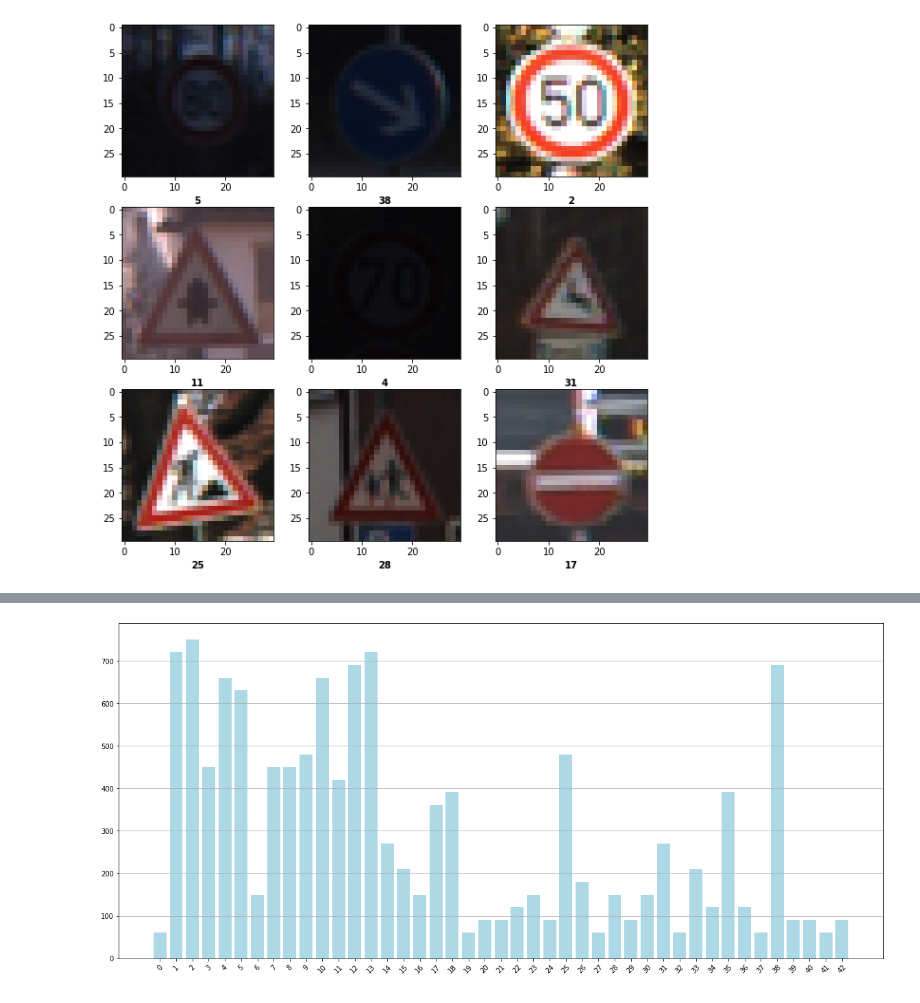
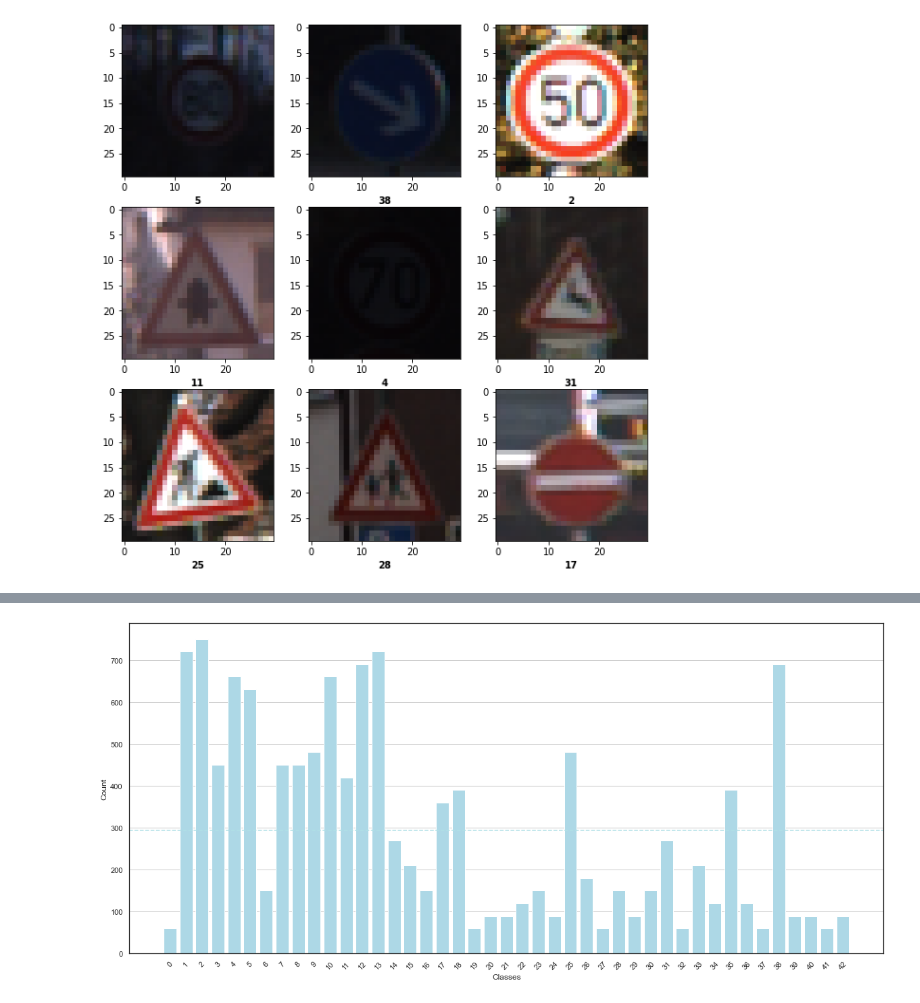
Before and after one commit to imarekkus/Master-s_Thesis, a Jupyter notebook: kody/EDA.ipynb, the cells around one changed output, grey strips where cells are left out. Cells and saved outputs as stored; diff of their text form; code cells hidden in the pictures.

```diff
--- a/kody/EDA.ipynb
+++ b/kody/EDA.ipynb
@@ -146,6 +147,7 @@ Images in test data:
 
 # Combine two columns into new one called size
 df_train['Size'] = df_train['Width'].astype(str) + 'x' + df_train['Height'].astype(str)
+df_test['Size'] = df_test['Width'].astype(str) + 'x' + df_test['Height'].astype(str)
 
 # Getting unique values
 len(np.unique(df_train['Size']))
@@ -211,9 +265,19 @@ unique_classes_test, classes_counts_test = np.unique(df_test['ClassId'], return_
 # %%
 # Balance of classes in train set
 
+# Setting up theme and grid look
+sns.set_theme(style="white", palette="pastel")
 plt.figure(figsize=(20,9))
 plt.grid(axis='y')
+
+# Plotting barplot, rotating ticks and adding mean
 plt.bar(unique_classes_train, classes_counts_train, color='lightblue')
 plt.xticks(unique_classes_train, rotation=45)
+plt.axhline(y = classes_counts_train.mean(), linestyle='--', color='powderblue')
+
+# Adding labels
+plt.xlabel('Classes')
+plt.ylabel('Count')
+
 plt.show()
 # %% [output]
@@ -221,10 +285,19 @@ plt.show()
 # %%
 # Balance of classes in test set
 
+# Setting up theme and grid look
 plt.figure(figsize=(20,9))
 plt.grid(axis='y')
+
+# Plotting barplot, rotating ticks and adding mean
 plt.bar(unique_classes_test, classes_counts_test, color='lightblue')
 plt.xticks(unique_classes_test, rotation=45)
+plt.axhline(y = classes_counts_test.mean(), linestyle='--', color='powderblue')
+
+# Adding labels
+plt.xlabel('Classes')
+plt.ylabel('Count')
+
 plt.show()
 # %% [output]
-[figure, old version]
+[figure, new version]
```
Also changed, not shown: parts of 7 cells of this notebook, 1 other file.
